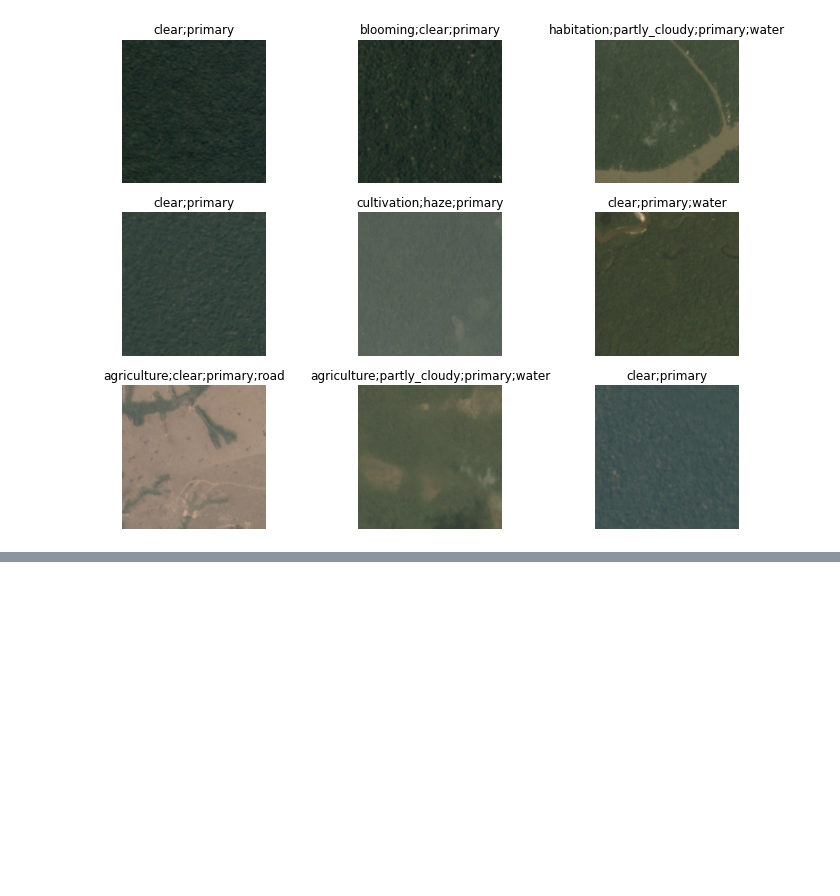
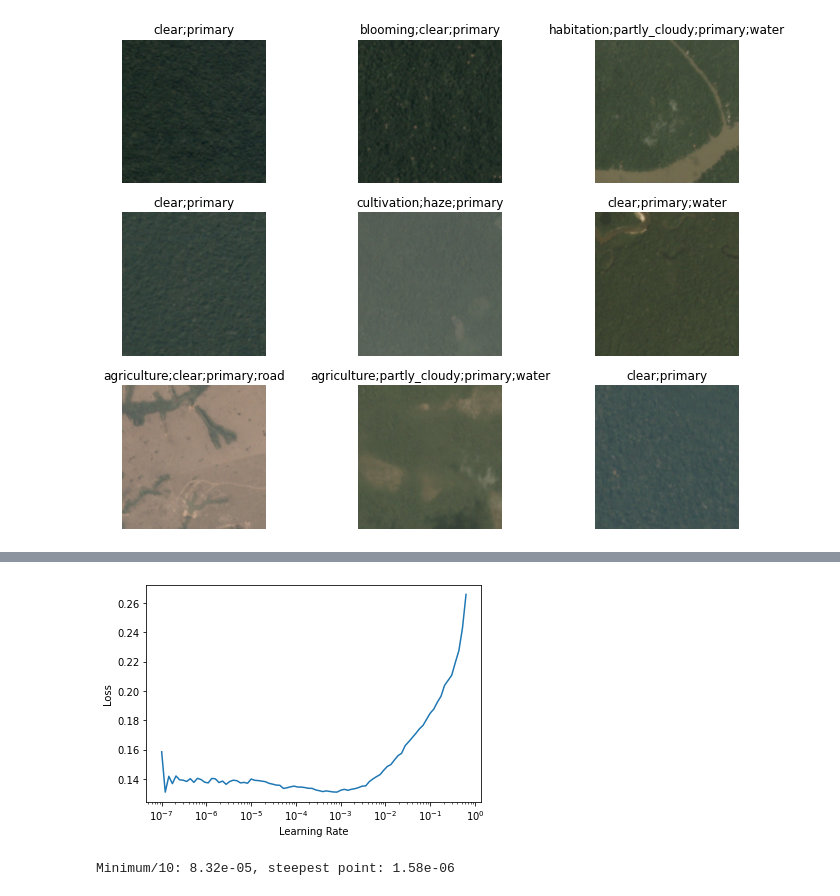
Before and after one commit to Aravinda89/multi_label_classification, a Jupyter notebook: Multi_Label_Classification.ipynb, the cells around one changed output, grey strips where cells are left out. Cells and saved outputs as stored; diff of their text form; code cells hidden in the pictures; blank space fills up the shorter version.

```diff
--- a/Multi_Label_Classification.ipynb
+++ b/Multi_Label_Classification.ipynb
@@ -180,0 +235,4 @@ dls.show_batch(max_n=9, figsize=(12,9))
+# %%
+learn.fit_one_cycle(5, lr_max=2.51e-02,
+                    cbs=[EarlyStoppingCallback(monitor='valid_loss', patience=2),
+                        ReduceLROnPlateau(monitor='valid_loss', patience=2)])
@@ -180,0 +246,5 @@ dls.show_batch(max_n=9, figsize=(12,9))
+# %%
+learn.unfreeze()
+
+lr_min,lr_steep = learn.lr_find()
+# %% [output]
@@ -180,0 +252,5 @@ dls.show_batch(max_n=9, figsize=(12,9))
+[figure, added]
+# %%
+print(f"Minimum/10: {lr_min:.2e}, steepest point: {lr_steep:.2e}")
+# %% [output]
+Minimum/10: 8.32e-05, steepest point: 1.58e-06
```
Also changed, not shown: parts of 17 cells of this notebook.
